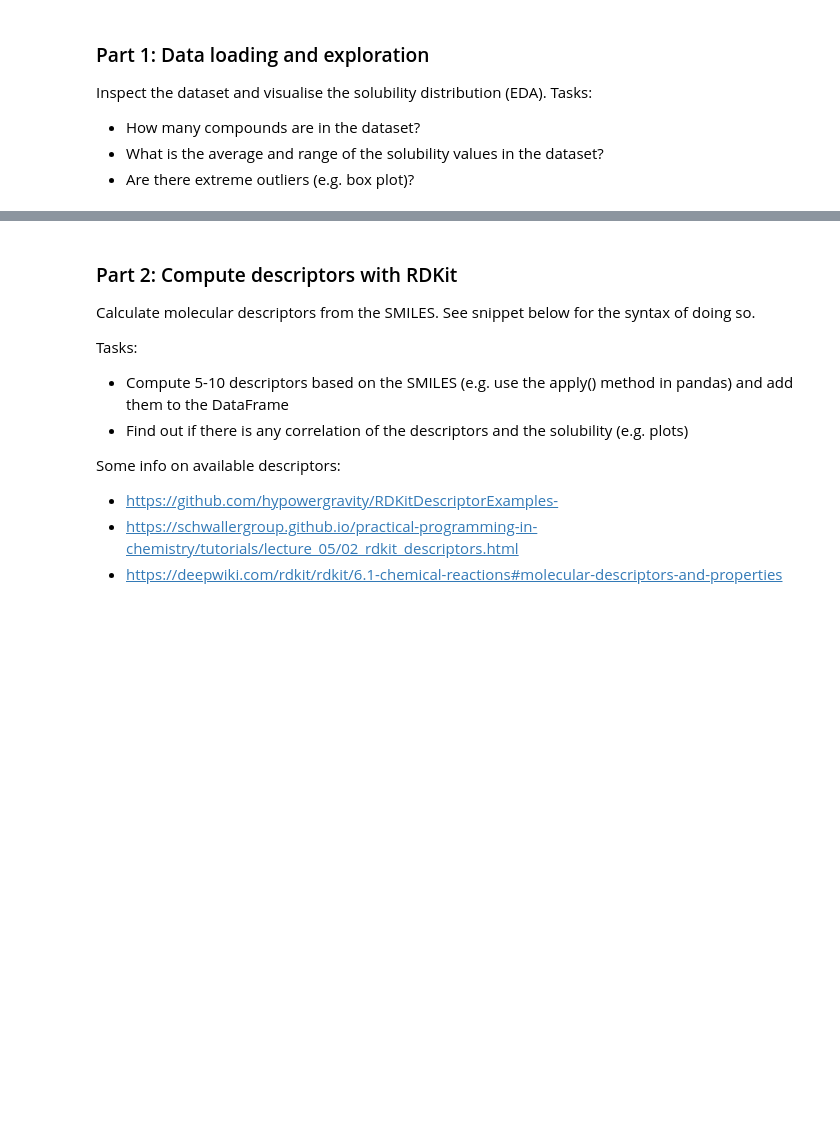
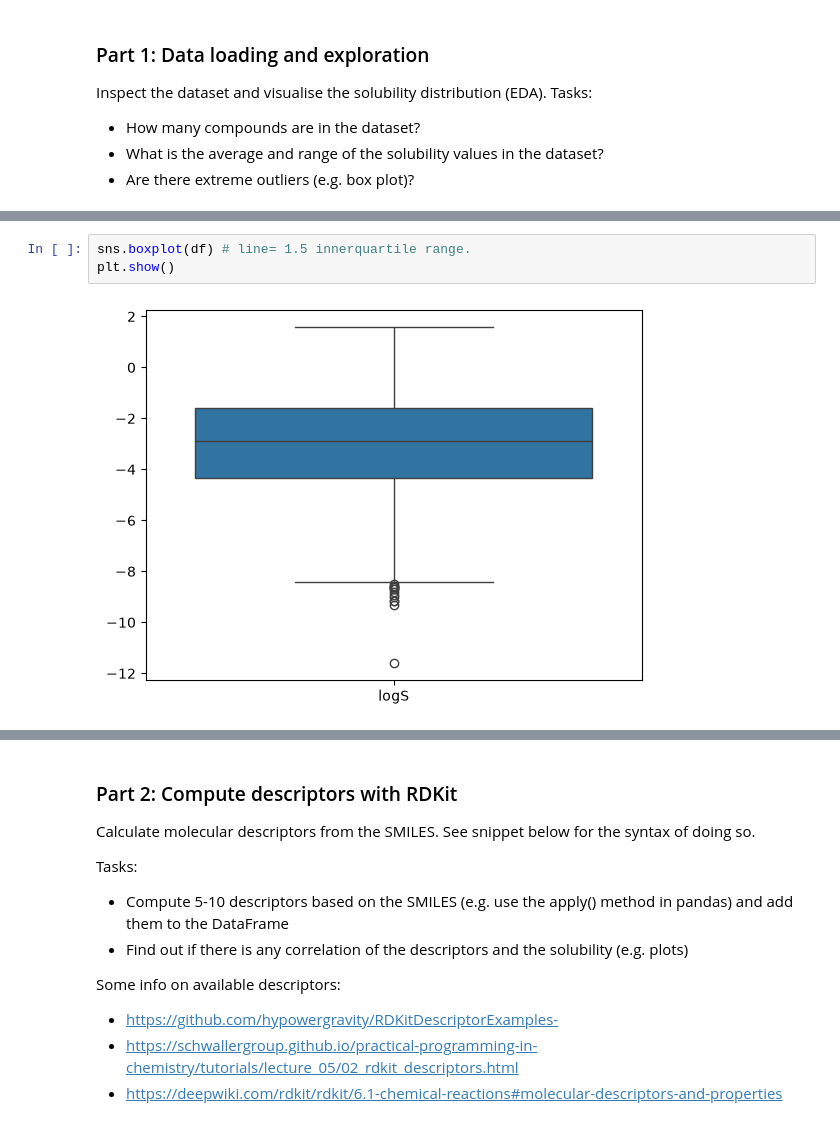
Before and after one commit to chichichi67/ChemicalDataScience103, a Jupyter notebook: lectures/session13/userfolder/materials (CH)/RDKIt_Workshop.ipynb, the cells around one changed output, grey strips where cells are left out. Saved outputs shown, nothing was run; the diff lists cells and outputs as text; blank space fills up the shorter version.

```diff
--- a/lectures/session13/userfolder/materials (CH)/RDKIt_Workshop.ipynb
+++ b/lectures/session13/userfolder/materials (CH)/RDKIt_Workshop.ipynb
@@ -18,0 +45,5 @@ df
+# %%
+sns.boxplot(df) # line= 1.5 innerquartile range.
+plt.show()
+# %% [output]
+[figure, added]
```
Also changed, not shown: parts of 14 cells of this notebook, 8 other files.
